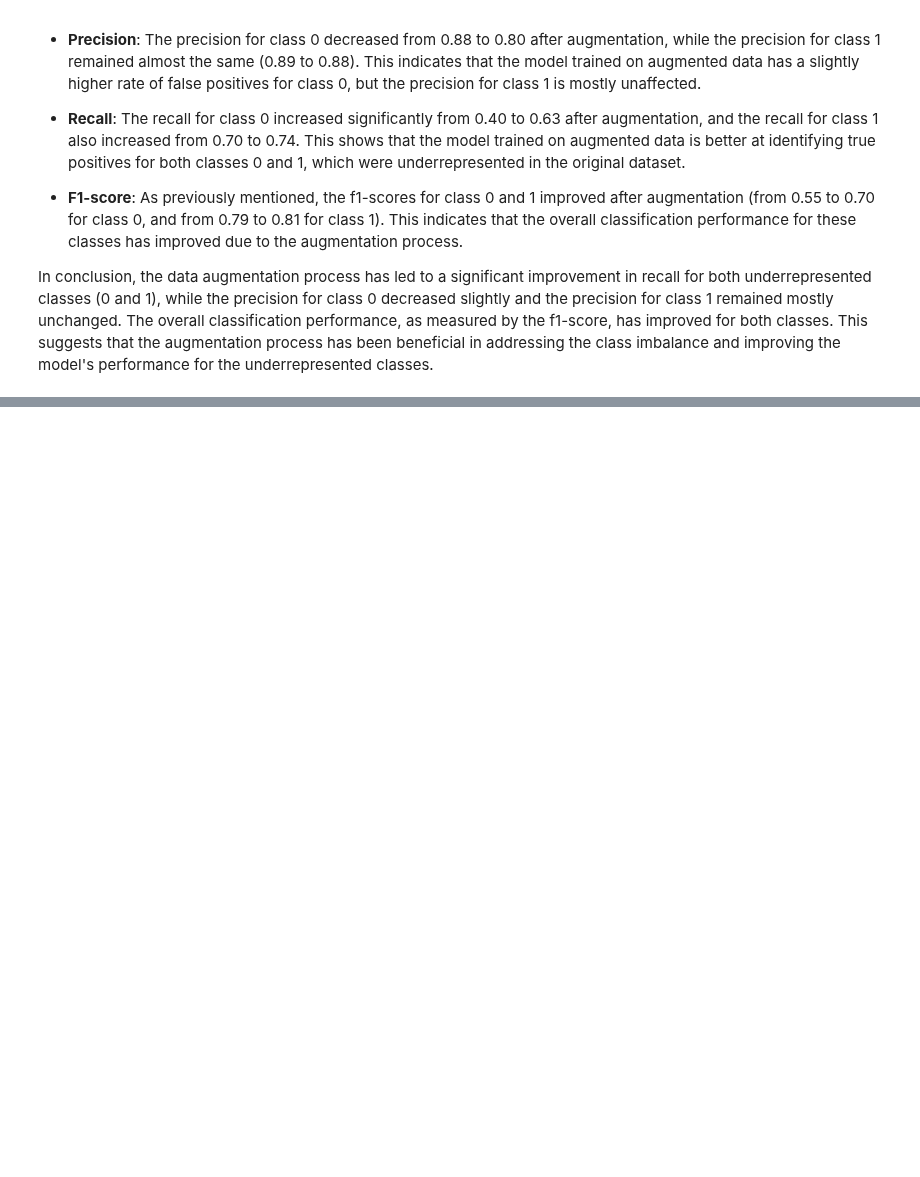
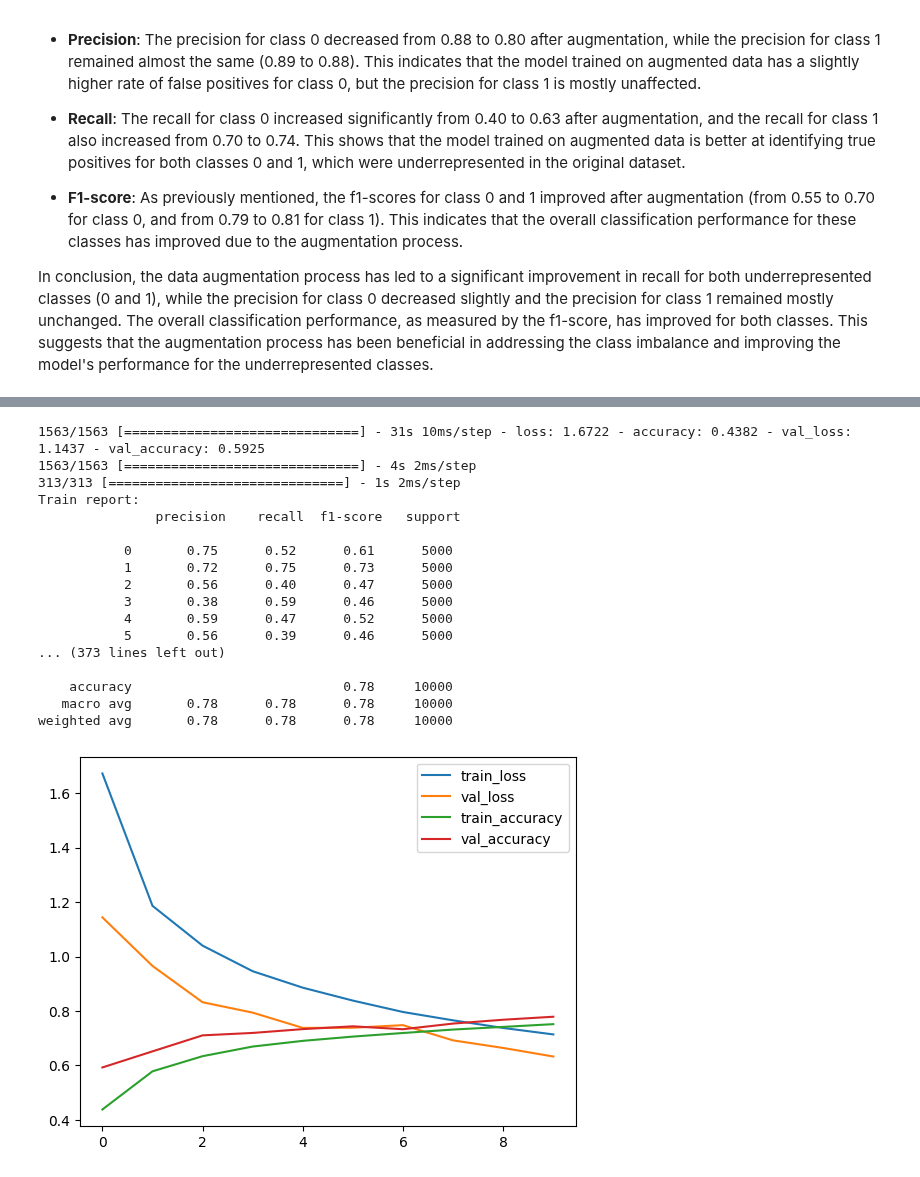
Before and after one commit to Shahriar-0/Artificial-Intelligence-Course-Projects-S2023, a Jupyter notebook: 6 - Neural Networks/phase 2/AI_CA6_P2.ipynb, the cells around one changed output, grey strips where cells are left out. Saved outputs shown, nothing was run; the diff lists cells and outputs as text; code cells hidden in the pictures; blank space fills up the shorter version.

Commit message:
added regularization report and results

```diff
--- a/6 - Neural Networks/phase 2/AI_CA6_P2.ipynb
+++ b/6 - Neural Networks/phase 2/AI_CA6_P2.ipynb
@@ -761,0 +810,61 @@ In conclusion, the data augmentation process has led to a significant improvemen
+# %%
+def create_cnn_model_with_regularization(
+    activation_for_conv: str = "relu",
+    max_pooling_size: tuple[int, int] = (2, 2),
+    dropout_rate: float = 0.5,
+):
+    cnn = Sequential()
+    cnn.add(Conv2D(32, (3, 3), padding="same", input_shape=x_train.shape[1:]))
+    cnn.add(Activation(activation_for_conv))
+    cnn.add(BatchNormalization())
+    cnn.add(Conv2D(32, (3, 3)))
+    cnn.add(Activation(activation_for_conv))
+    cnn.add(BatchNormalization())
+    cnn.add(MaxPooling2D(pool_size=max_pooling_size))
+    cnn.add(Dropout(dropout_rate))
+
+    cnn.add(Conv2D(64, (3, 3), padding="same"))
+    cnn.add(Activation(activation_for_conv))
+    cnn.add(BatchNormalization())
+    cnn.add(Conv2D(64, (3, 3)))
+    cnn.add(Activation(activation_for_conv))
+    cnn.add(BatchNormalization())
+    cnn.add(MaxPooling2D(pool_size=max_pooling_size))
+    cnn.add(Dropout(dropout_rate))
+
+    cnn.add(Flatten())
+    cnn.add(Dense(512))
+    cnn.add(Activation(activation_for_conv))
+    cnn.add(BatchNormalization())
+    cnn.add(Dropout(dropout_rate))
+    cnn.add(Dense(10))
+    cnn.add(Activation("softmax"))
+    cnn.compile(
+        loss="categorical_crossentropy",
+        optimizer="adam",
+        metrics=["accuracy"],
+    )
+
+    return cnn
+# %%
+cnn_regularized = create_cnn_model_with_regularization()
+fit_cnn_model_with_metrics(cnn_regularized, x_train, y_train_onehot, x_test, y_test_onehot)
+# %% [output]
+1563/1563 [==============================] - 31s 10ms/step - loss: 1.6722 - accuracy: 0.4382 - val_loss: 1.1437 - val_accuracy: 0.5925
+1563/1563 [==============================] - 4s 2ms/step
+313/313 [==============================] - 1s 2ms/step
+Train report:
+               precision    recall  f1-score   support
+
+           0       0.75      0.52      0.61      5000
+           1       0.72      0.75      0.73      5000
+           2       0.56      0.40      0.47      5000
+           3       0.38      0.59      0.46      5000
+           4       0.59      0.47      0.52      5000
+           5       0.56      0.39      0.46      5000
+... (373 lines left out)
+
+    accuracy                           0.78     10000
+   macro avg       0.78      0.78      0.78     10000
+weighted avg       0.78      0.78      0.78     10000
+[figure, added]
```
Also changed, not shown: parts of 6 cells of this notebook.
